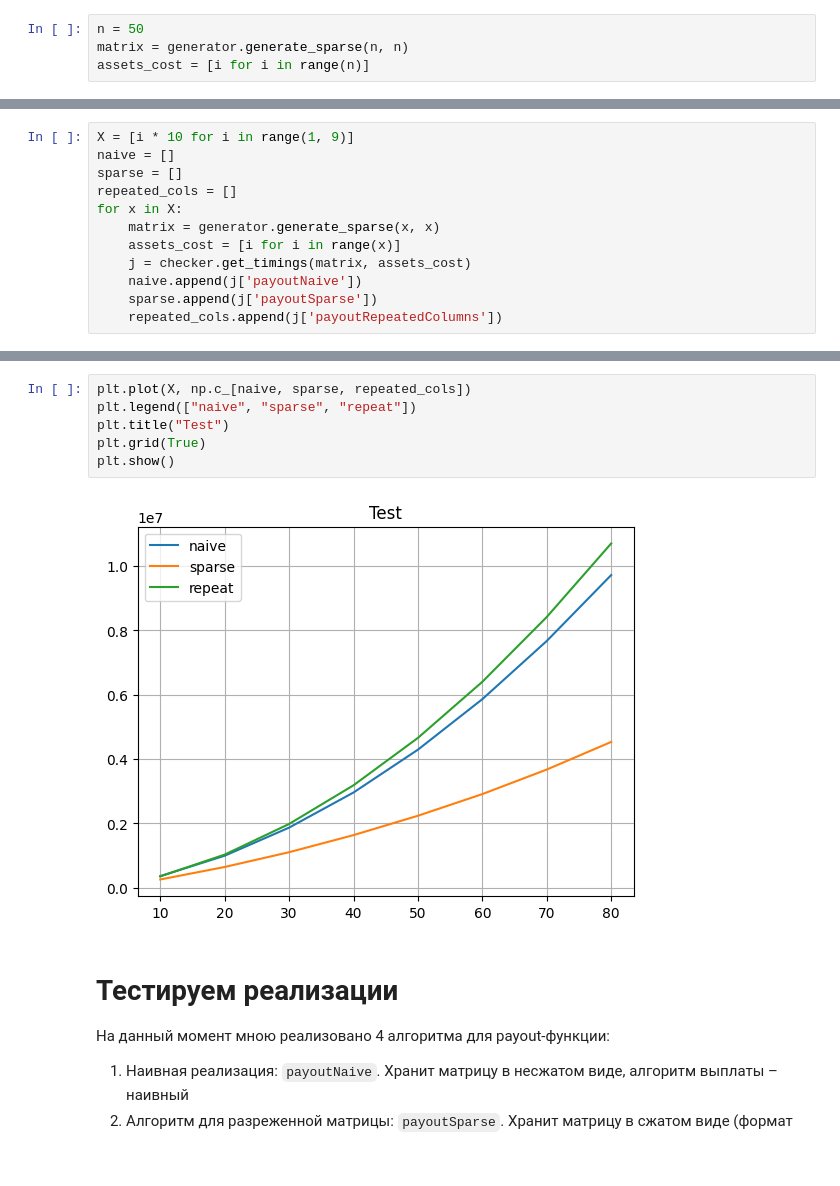
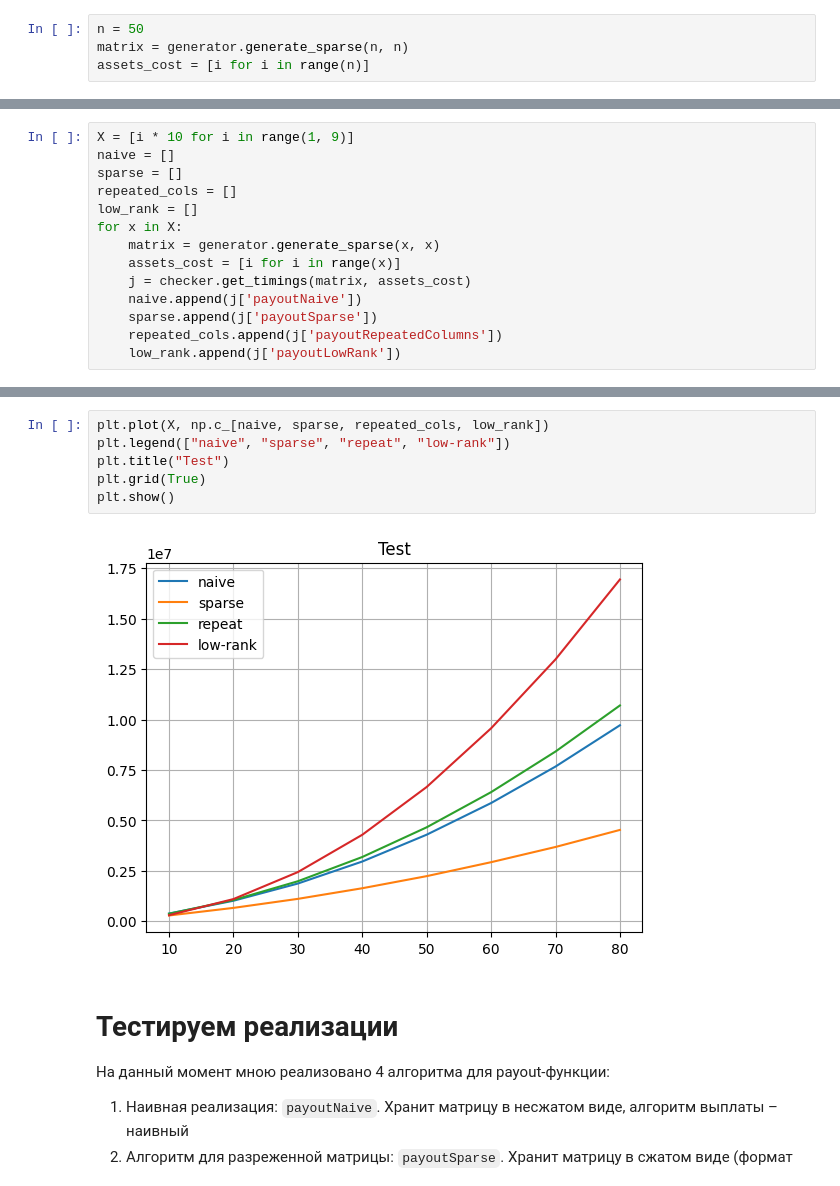
Before and after one commit to maximshuklin/Gas-Optimization, a Jupyter notebook: test_timings.ipynb, the cells around one changed output, grey strips where cells are left out. Saved outputs shown, nothing was run; the diff lists cells and outputs as text.

```diff
--- a/test_timings.ipynb
+++ b/test_timings.ipynb
@@ -32,6 +35,7 @@ X = [i * 10 for i in range(1, 9)]
 naive = []
 sparse = []
 repeated_cols = []
+low_rank = []
 for x in X:
     matrix = generator.generate_sparse(x, x)
     assets_cost = [i for i in range(x)]
@@ -39,3 +43,4 @@ for x in X:
     naive.append(j['payoutNaive'])
     sparse.append(j['payoutSparse'])
     repeated_cols.append(j['payoutRepeatedColumns'])
+    low_rank.append(j['payoutLowRank'])
@@ -42,11 +56,11 @@ for x in X:
 # %%
-plt.plot(X, np.c_[naive, sparse, repeated_cols])
-plt.legend(["naive", "sparse", "repeat"])
+plt.plot(X, np.c_[naive, sparse, repeated_cols, low_rank])
+plt.legend(["naive", "sparse", "repeat", "low-rank"])
 plt.title("Test")
 plt.grid(True)
 plt.show()
 # %% [output]
-[figure, old version]
+[figure, new version]
 # %% [markdown]
 # Тестируем реализации
 
```
Also changed, not shown: parts of 20 cells of this notebook, 12 other files.
